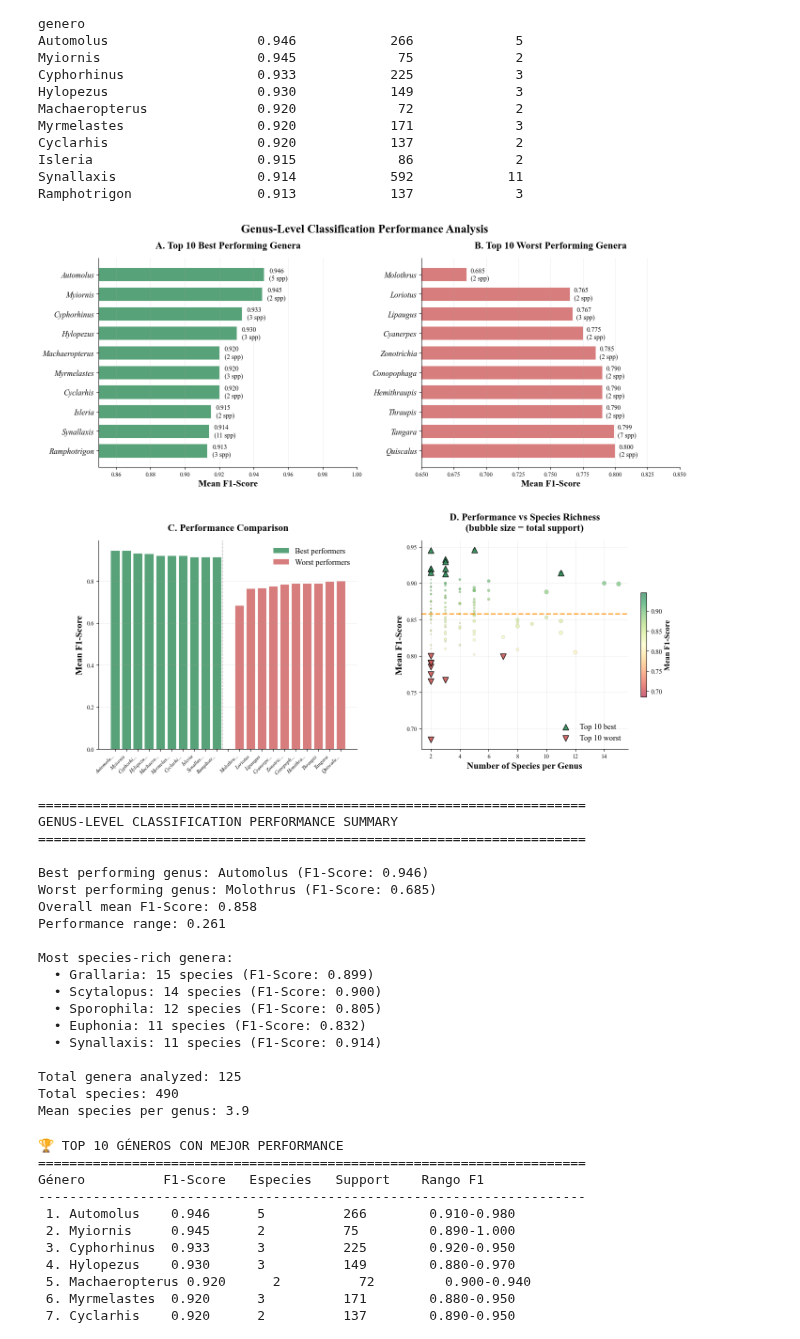
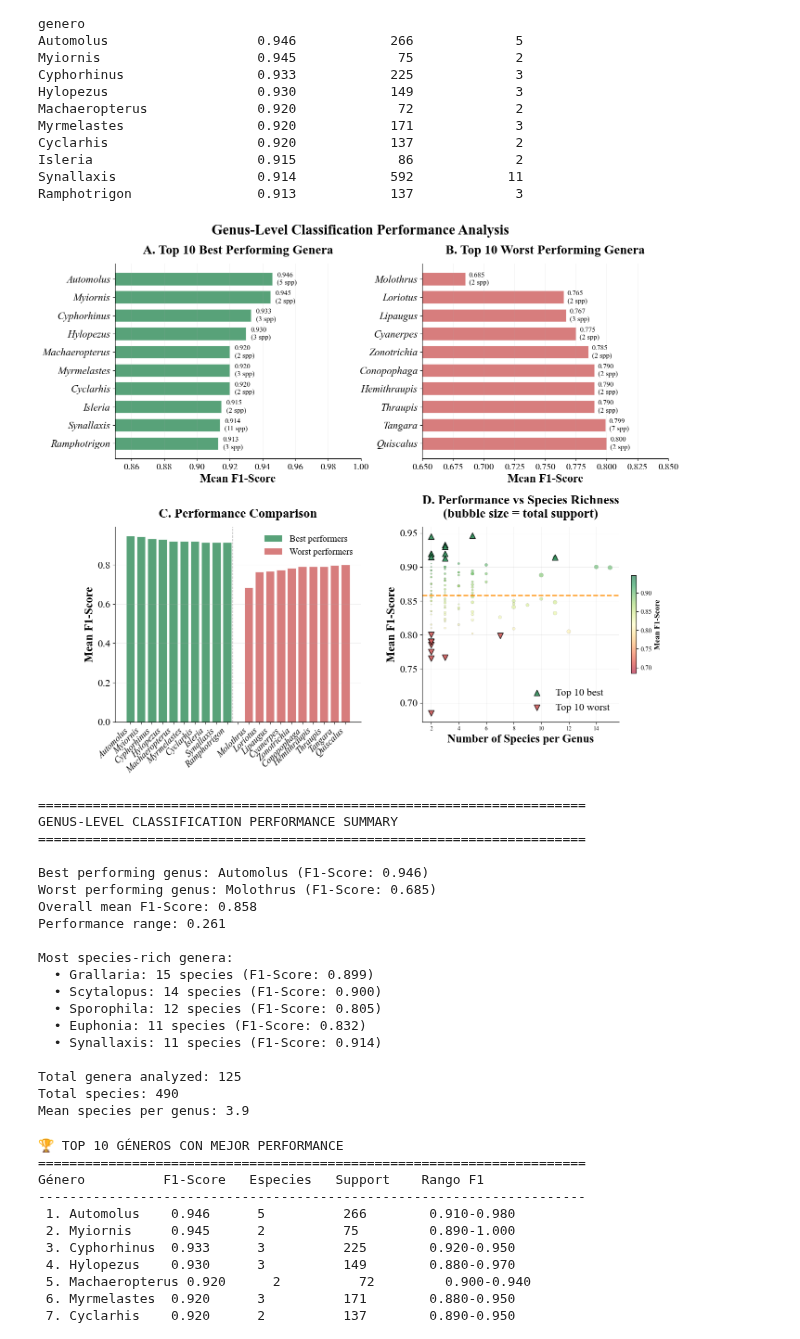
Before and after one commit to camiloacp/The-Evolutionary-Structure-of-Acoustic-Learnability-A-Deep-Learning-Approach-to-Neotropical-Birdsong, a Jupyter notebook: notebooks/16_Modelo_avonet.ipynb, the cells around one changed output. Drawn from its saved outputs; the diff is of its cells as text; code cells hidden in the pictures.

```diff
--- a/notebooks/16_Modelo_avonet.ipynb
+++ b/notebooks/16_Modelo_avonet.ipynb
@@ -108,7 +108,7 @@ top_10_worst = metricas_genero_filtrado.sort_values(by='F1_Score_Promedio', asce
 # Create figure with subplots
 fig, axes = plt.subplots(2, 2, figsize=(14, 12), facecolor='white')
 fig.suptitle('Genus-Level Classification Performance Analysis',
-             fontsize=18, fontweight='bold', y=0.99)
+             fontsize=22, fontweight='bold', y=1)
 
 # Panel A: Top 10 best performing genera
 axes[0, 0].barh(range(len(top_10_best)), top_10_best['F1_Score_Promedio'],
@@ -116,10 +116,11 @@ axes[0, 0].barh(range(len(top_10_best)), top_10_best['F1_Score_Promedio'],
                 edgecolor='white', linewidth=0.8, height=0.7)
 axes[0, 0].set_yticks(range(len(top_10_best)))
 axes[0, 0].set_yticklabels([f"{name}" for name in top_10_best.index],
-                           fontsize=12, style='italic')
-axes[0, 0].set_xlabel('Mean F1-Score', fontsize=14, fontweight='bold')
+                           fontsize=16, style='italic')
+axes[0, 0].tick_params(axis='x', labelsize=14)
+axes[0, 0].set_xlabel('Mean F1-Score', fontsize=18, fontweight='bold')
 axes[0, 0].set_title('A. Top 10 Best Performing Genera',
-                     fontsize=15, fontweight='bold', pad=15)
+                     fontsize=20, fontweight='bold', pad=15)
 axes[0, 0].grid(axis='x', alpha=0.3, linestyle='-', linewidth=0.5)
 axes[0, 0].invert_yaxis()
 axes[0, 0].set_xlim(0.85, 1.0)
@@ -128,7 +129,7 @@ axes[0, 0].set_xlim(0.85, 1.0)
 for i, (idx, row) in enumerate(top_10_best.iterrows()):
     axes[0, 0].text(row['F1_Score_Promedio'] + 0.003, i,
                     f'{row["F1_Score_Promedio"]:.3f}\n({int(row["Num_Especies"])} spp)',
-                    va='center', ha='left', fontsize=10, fontweight='normal')
+                    va='center', ha='left', fontsize=11, fontweight='normal')
 
 # Panel B: Top 10 worst performing genera
 axes[0, 1].barh(range(len(top_10_worst)), top_10_worst['F1_Score_Promedio'],
@@ -136,10 +137,11 @@ axes[0, 1].barh(range(len(top_10_worst)), top_10_worst['F1_Score_Promedio'],
                 edgecolor='white', linewidth=0.8, height=0.7)
 axes[0, 1].set_yticks(range(len(top_10_worst)))
 axes[0, 1].set_yticklabels([f"{name}" for name in top_10_worst.index],
-                           fontsize=12, style='italic')
-axes[0, 1].set_xlabel('Mean F1-Score', fontsize=14, fontweight='bold')
+                           fontsize=16, style='italic')
+axes[0, 1].tick_params(axis='x', labelsize=14)
+axes[0, 1].set_xlabel('Mean F1-Score', fontsize=18, fontweight='bold')
 axes[0, 1].set_title('B. Top 10 Worst Performing Genera',
-                     fontsize=15, fontweight='bold', pad=15)
+                     fontsize=20, fontweight='bold', pad=15)
 axes[0, 1].grid(axis='x', alpha=0.3, linestyle='-', linewidth=0.5)
 axes[0, 1].invert_yaxis()
 axes[0, 1].set_xlim(0.65, 0.85)
@@ -148,7 +150,7 @@ axes[0, 1].set_xlim(0.65, 0.85)
 for i, (idx, row) in enumerate(top_10_worst.iterrows()):
     axes[0, 1].text(row['F1_Score_Promedio'] + 0.003, i,
                     f'{row["F1_Score_Promedio"]:.3f}\n({int(row["Num_Especies"])} spp)',
-                    va='center', ha='left', fontsize=10, fontweight='normal')
+                    va='center', ha='left', fontsize=11, fontweight='normal')
 
 # Panel C: Performance comparison
 x_pos_best = np.arange(len(top_10_best))
@@ -162,14 +164,15 @@ axes[1, 0].bar(x_pos_worst, top_10_worst['F1_Score_Promedio'],
                label='Worst performers', edgecolor='white', linewidth=0.8, width=0.8)
 
 # Configure x-axis labels
-all_labels = [name[:8] + '...' if len(name) > 8 else name
+all_labels = [name[0] + name[name.find(' '):] if ' ' in name else name
               for name in list(top_10_best.index) + [''] + list(top_10_worst.index)]
 all_positions = list(x_pos_best) + [len(top_10_best)] + list(x_pos_worst)
 axes[1, 0].set_xticks(all_positions)
-axes[1, 0].set_xticklabels(all_labels, rotation=45, ha='right', fontsize=8, style='italic')
-axes[1, 0].set_ylabel('Mean F1-Score', fontsize=14, fontweight='bold')
-axes[1, 0].set_title('C. Performance Comparison', fontsize=15, fontweight='bold', pad=15)
-axes[1, 0].legend(frameon=False, loc='upper right', fontsize=12)
+axes[1, 0].set_xticklabels(all_labels, rotation=45, ha='right', fontsize=14, style='italic')
+axes[1, 0].set_ylabel('Mean F1-Score', fontsize=18, fontweight='bold')
+axes[1, 0].tick_params(axis='y', labelsize=16)
+axes[1, 0].set_title('C. Performance Comparison', fontsize=20, fontweight='bold', pad=15)
+axes[1, 0].legend(frameon=False, loc='upper right', fontsize=14)
 axes[1, 0].grid(axis='y', alpha=0.3, linestyle='-', linewidth=0.5)
 
 # Add separation line
@@ -198,11 +201,12 @@ axes[1, 1].scatter(top_10_worst['Num_Especies'], top_10_worst['F1_Score_Promedio
                   edgecolors='black', linewidth=1, alpha=0.9,
                   label='Top 10 worst', zorder=5)
 
-axes[1, 1].set_xlabel('Number of Species per Genus', fontsize=14, fontweight='bold')
-axes[1, 1].set_ylabel('Mean F1-Score', fontsize=14, fontweight='bold')
+axes[1, 1].set_xlabel('Number of Species per Genus', fontsize=18, fontweight='bold')
+axes[1, 1].set_ylabel('Mean F1-Score', fontsize=18, fontweight='bold')
+axes[1, 1].tick_params(axis='y', labelsize=16)
 axes[1, 1].set_title('D. Performance vs Species Richness\n(bubble size = total support)',
-                     fontsize=15, fontweight='bold', pad=15)
-axes[1, 1].legend(frameon=False, loc='lower right', fontsize=12)
+                     fontsize=20, fontweight='bold', pad=15)
+axes[1, 1].legend(frameon=False, loc='lower right', fontsize=16)
 axes[1, 1].grid(True, alpha=0.3, linestyle='-', linewidth=0.5)
 
 # Add overall mean line
@@ -211,34 +215,34 @@ axes[1, 1].axhline(y=overall_mean, color=colors['accent'],
                    label=f'Overall mean: {overall_mean:.3f}')
 
 # Add colorbar
 cbar = plt.colorbar(scatter, ax=axes[1, 1], shrink=0.5, aspect=20)
 cbar.set_label('Mean F1-Score', fontweight='bold', fontsize=12)
 cbar.ax.tick_params(labelsize=10)
 
 # Adjust layout
 plt.tight_layout()
 plt.subplots_adjust(top=0.93, hspace=0.35, wspace=0.25)
 plt.show()
 
 # Print scientific summary
 print("\n" + "="*70)
 print("GENUS-LEVEL CLASSIFICATION PERFORMANCE SUMMARY")
 print("="*70)
 print(f"\nBest performing genus: {top_10_best.index[0]} (F1-Score: {top_10_best.iloc[0]['F1_Score_Promedio']:.3f})")
 print(f"Worst performing genus: {top_10_worst.index[0]} (F1-Score: {top_10_worst.iloc[0]['F1_Score_Promedio']:.3f})")
 print(f"Overall mean F1-Score: {overall_mean:.3f}")
 print(f"Performance range: {top_10_best.iloc[0]['F1_Score_Promedio'] - top_10_worst.iloc[0]['F1_Score_Promedio']:.3f}")
 
 print(f"\nMost species-rich genera:")
 diverse_genera = metricas_genero_filtrado.sort_values(by='Num_Especies', ascending=False).head(5)
 for idx, row in diverse_genera.iterrows():
     print(f"  • {idx}: {int(row['Num_Especies'])} species (F1-Score: {row['F1_Score_Promedio']:.3f})")
 
 print(f"\nTotal genera analyzed: {len(metricas_genero_filtrado)}")
 print(f"Total species: {metricas_genero_filtrado['Num_Especies'].sum()}")
 print(f"Mean species per genus: {metricas_genero_filtrado['Num_Especies'].mean():.1f}")
 # %% [output]
-[figure, old version]
+[figure, new version]
 ======================================================================
 GENUS-LEVEL CLASSIFICATION PERFORMANCE SUMMARY
 ======================================================================
```
Also changed, not shown: parts of 1 cell of this notebook, 2 other files.
